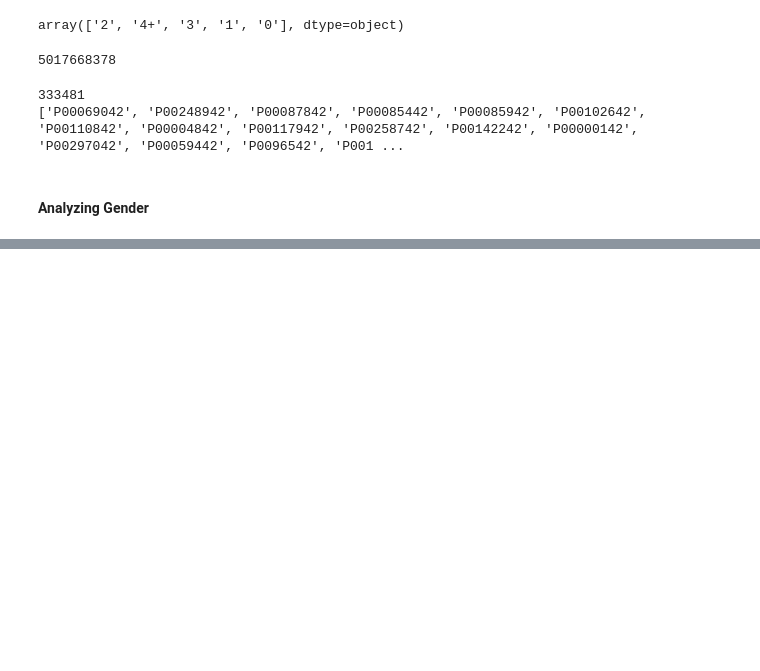
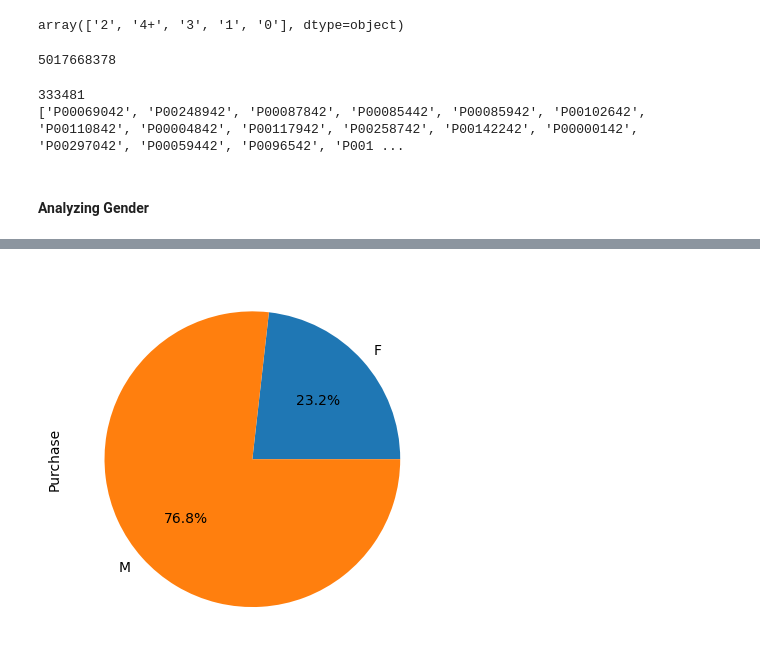
Before and after one commit to prachi558/GFG_Data_Science, a Jupyter notebook: Black_Friday_Sales.ipynb, the cells around one changed output, grey strips where cells are left out. Drawn from its saved outputs; the diff is of its cells as text; code cells hidden in the pictures; blank space fills up the shorter version.

```diff
--- a/Black_Friday_Sales.ipynb
+++ b/Black_Friday_Sales.ipynb
@@ -115,0 +159,6 @@ print(l)
+# %%
+# plotting amount % spent by each gender overall
+df.groupby('Gender').sum()['Purchase'].plot(kind='pie',autopct = '%1.1f%%')
+plt.show()
+# %% [output]
+[figure, added]
```
Also changed, not shown: parts of 42 cells of this notebook.
